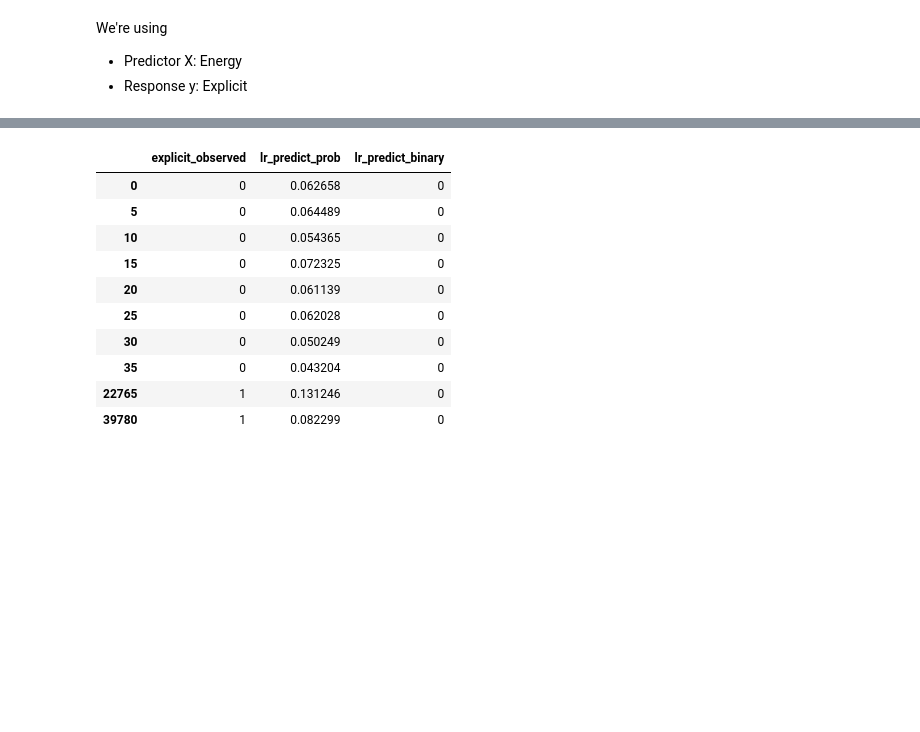
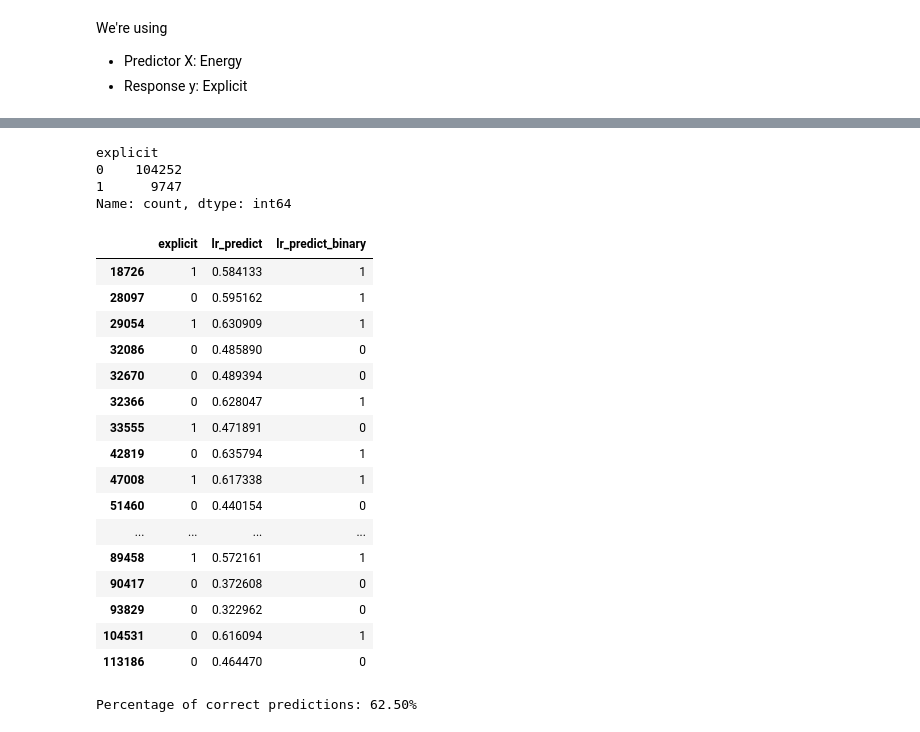
Before and after one commit to rghosh1353/spotify_genre_proj, a Jupyter notebook: Check_in_3_LogisticRegression.ipynb, the cells around one changed output, grey strips where cells are left out. Drawn from its saved outputs; the diff is of its cells as text; code cells hidden in the pictures; blank space fills up the shorter version.

Commit message:
added "balanced" to class weight for logistic regression and added code for checking accuracy

```diff
--- a/Check_in_3_LogisticRegression.ipynb
+++ b/Check_in_3_LogisticRegression.ipynb
@@ -59,14 +60,12 @@ We're using
 *   Predictor X: Energy
 *   Response y: Explicit
 # %%
+#class_weights = {0: 5, 1: 1}  # Example: Giving class 1 five times the weight of class 0
+
 # Compute a Logistic Regression fit for the training dataset.
-from sklearn.linear_model import LogisticRegression
-
-# Initialize the logistic regression model
-lr_train = LogisticRegression(solver='liblinear')
-
-# Fit the model using 'energy' as the feature and 'explicit' as the target
-lr_train.fit(X=spotify_clean[['energy']], y=spotify_clean['explicit'].values)
+lr_train = LogisticRegression(solver='liblinear', class_weight='balanced')
+#lr_train = LogisticRegression(solver='liblinear'
+lr_train.fit(X=train_spotify[['energy']], y=train_spotify['explicit'].values)
 
 # View the model intercept and coefficients
 lr_train.intercept_, lr_train.coef_
@@ -88,28 +88,50 @@ explicit_tracks.sample(5)  # Randomly sample 5 rows
+# %%
+print(spotify_clean['explicit'].value_counts())
+# %% [output]
+explicit
+0    104252
+1      9747
+Name: count, dtype: int64
 # %%
-sample_index = [0, 5, 10, 15, 20, 25, 30, 35, 22765, 39780]  # used 39780 cuz everythign was giving 0
-spotify_sample = spotify_clean.iloc[sample_index]
-
-# Check if the selected sample has a mix of 0 and 1 for 'explicit'
-spotify_sample['explicit'].value_counts()
+sample_index = [18726, 28097, 29054, 32086, 32670, 32366,
+                33555, 42819, 47008, 51460, 59311, 60383,
+                60877, 61000, 61024, 68154, 70999, 71790,
+                72713, 89458, 90417, 93829, 104531, 113186,]  # Sample indices with both 0 and 1 for explicit
+spotify_val_sample = val_spotify.loc[sample_index,:]  # Subset the validation data using the sample indices
 
 # Proceed with the prediction
 pred_spotify_sample = pd.DataFrame(dict(
-    explicit_observed = spotify_sample['explicit'],
-    lr_predict_prob = lr_train.predict_proba(spotify_sample[['energy']])[:, 1],  # Probabilities for 'explicit' class (1)
-    lr_predict_binary = lr_train.predict(spotify_sample[['energy']])  # Binary predictions (0 or 1)
+    explicit = spotify_val_sample['explicit'],
+    lr_predict = lr_train.predict_proba(spotify_val_sample[['energy']])[:, 1],  # Probabilities for 'explicit' class (1)
+    lr_predict_binary = lr_train.predict(spotify_val_sample[['energy']])  # Binary predictions (0 or 1)
 ))
 
 # Display the observed vs predicted table
 pred_spotify_sample
 # %% [output]
-|  | explicit_observed | lr_predict_prob | lr_predict_binary |
-| 0 | 0 | 0.062658 | 0 |
-| 5 | 0 | 0.064489 | 0 |
-| 10 | 0 | 0.054365 | 0 |
-| 15 | 0 | 0.072325 | 0 |
-| 20 | 0 | 0.061139 | 0 |
-| 25 | 0 | 0.062028 | 0 |
-| 30 | 0 | 0.050249 | 0 |
-| 35 | 0 | 0.043204 | 0 |
-| 22765 | 1 | 0.131246 | 0 |
-| 39780 | 1 | 0.082299 | 0 |
+|  | explicit | lr_predict | lr_predict_binary |
+| 18726 | 1 | 0.584133 | 1 |
+| 28097 | 0 | 0.595162 | 1 |
+| 29054 | 1 | 0.630909 | 1 |
+| 32086 | 0 | 0.485890 | 0 |
+| 32670 | 0 | 0.489394 | 0 |
+| 32366 | 0 | 0.628047 | 1 |
+| 33555 | 1 | 0.471891 | 0 |
+| 42819 | 0 | 0.635794 | 1 |
+| 47008 | 1 | 0.617338 | 1 |
+| 51460 | 0 | 0.440154 | 0 |
+| ... | ... | ... | ... |
+| 89458 | 1 | 0.572161 | 1 |
+| 90417 | 0 | 0.372608 | 0 |
+| 93829 | 0 | 0.322962 | 0 |
+| 104531 | 0 | 0.616094 | 1 |
+| 113186 | 0 | 0.464470 | 0 |
+# %%
+from sklearn.metrics import accuracy_score
+
+accuracy = accuracy_score(spotify_val_sample['explicit'], pred_spotify_sample['lr_predict_binary'])
+percentage = accuracy * 100
+
+print(f"Percentage of correct predictions: {percentage:.2f}%")
+# %% [output]
+Percentage of correct predictions: 62.50%
```
Also changed, not shown: parts of 8 cells of this notebook.
